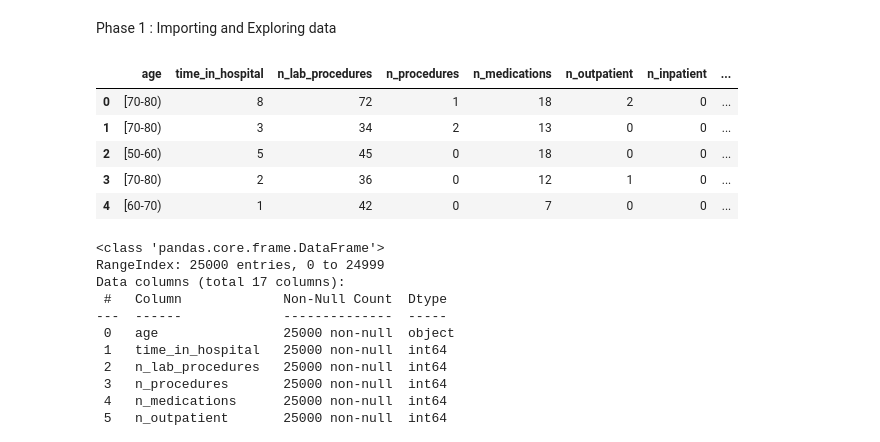
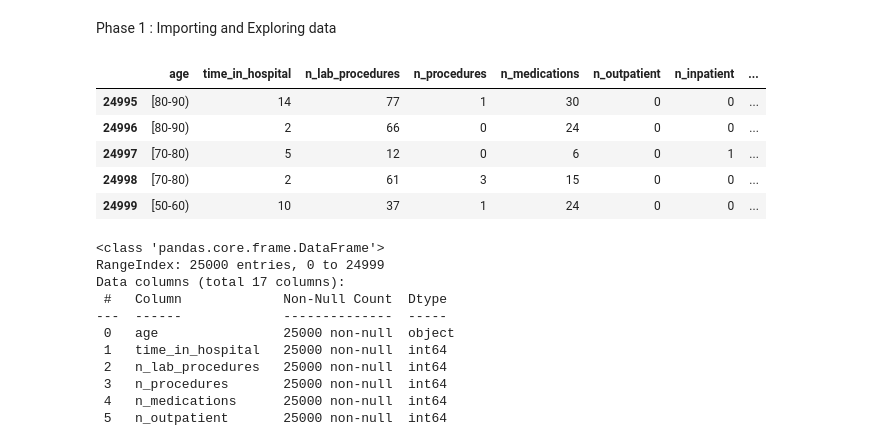
Before and after one commit to TahaTikriti/Hospital_readmission_Project, a Jupyter notebook: data_exploration.ipynb, the cells around one changed output. Cells and saved outputs as stored; diff of their text form; code cells hidden in the pictures.

```diff
--- a/data_exploration.ipynb
+++ b/data_exploration.ipynb
@@ -3,16 +3,16 @@ Phase 1 : Importing and Exploring data
 # %%
 import pandas as pd
 import numpy as np
 data = pd.read_csv('hospital_readmissions.csv')
 df = pd.DataFrame(data)
-df.head()
+df.tail()
 # %% [output]
 |  | age | time_in_hospital | n_lab_procedures | n_procedures | n_medications | n_outpatient | n_inpatient | ... |
-| 0 | [70-80) | 8 | 72 | 1 | 18 | 2 | 0 | ... |
-| 1 | [70-80) | 3 | 34 | 2 | 13 | 0 | 0 | ... |
-| 2 | [50-60) | 5 | 45 | 0 | 18 | 0 | 0 | ... |
-| 3 | [70-80) | 2 | 36 | 0 | 12 | 1 | 0 | ... |
-| 4 | [60-70) | 1 | 42 | 0 | 7 | 0 | 0 | ... |
+| 24995 | [80-90) | 14 | 77 | 1 | 30 | 0 | 0 | ... |
+| 24996 | [80-90) | 2 | 66 | 0 | 24 | 0 | 0 | ... |
+| 24997 | [70-80) | 5 | 12 | 0 | 6 | 0 | 1 | ... |
+| 24998 | [70-80) | 2 | 61 | 3 | 15 | 0 | 0 | ... |
+| 24999 | [50-60) | 10 | 37 | 1 | 24 | 0 | 0 | ... |
 # %%
 print(df.info())
 # %% [output]
```
Also changed, not shown: parts of 10 cells of this notebook, 1 other file.
